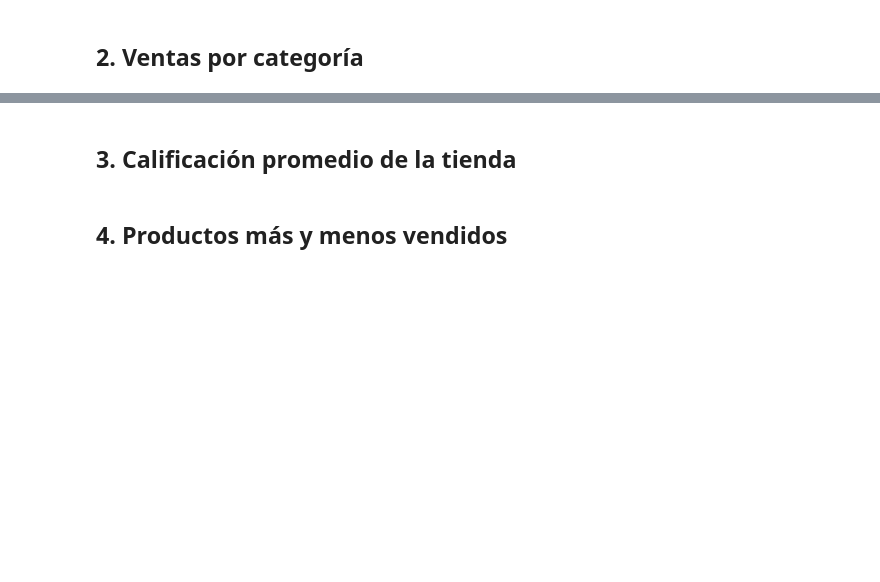
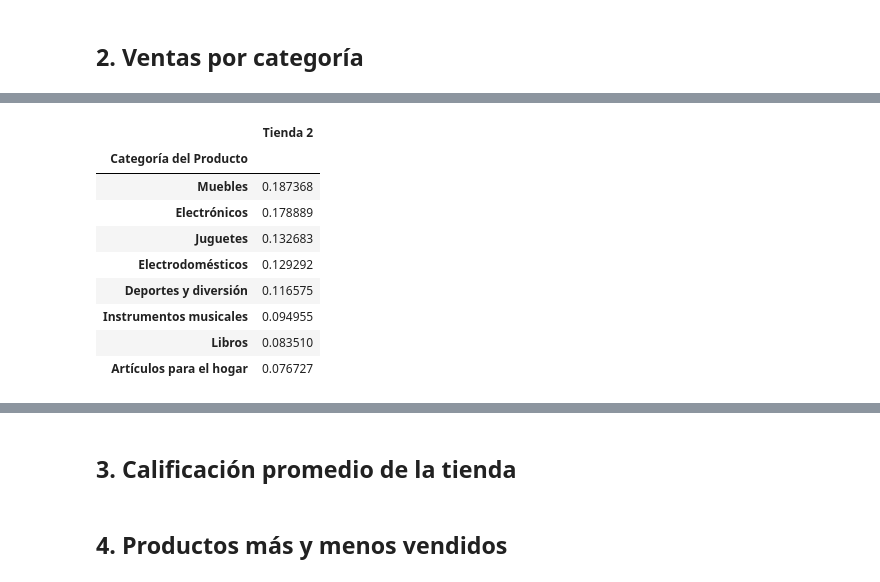
Before and after one commit to Omar05129/Alura-Store-Challengue, a Jupyter notebook: AluraStoreLatam.ipynb, the cells around one changed output, grey strips where cells are left out. Drawn from its saved outputs; the diff is of its cells as text; code cells hidden in the pictures; blank space fills up the shorter version.

```diff
--- a/AluraStoreLatam.ipynb
+++ b/AluraStoreLatam.ipynb
@@ -168,0 +211,15 @@ print(Ingresos_Totales)
+# %%
+ventas_por_categoria2=tienda2["Categoría del Producto"].value_counts(normalize=True).to_frame()
+ventas_por_categoria2.columns = ["Tienda 2"]
+ventas_por_categoria2
+# %% [output]
+|  | Tienda 2 |
+| Categoría del Producto |  |
+| Muebles | 0.187368 |
+| Electrónicos | 0.178889 |
+| Juguetes | 0.132683 |
+| Electrodomésticos | 0.129292 |
+| Deportes y diversión | 0.116575 |
+| Instrumentos musicales | 0.094955 |
+| Libros | 0.083510 |
+| Artículos para el hogar | 0.076727 |
```
Also changed, not shown: parts of 8 cells of this notebook.
